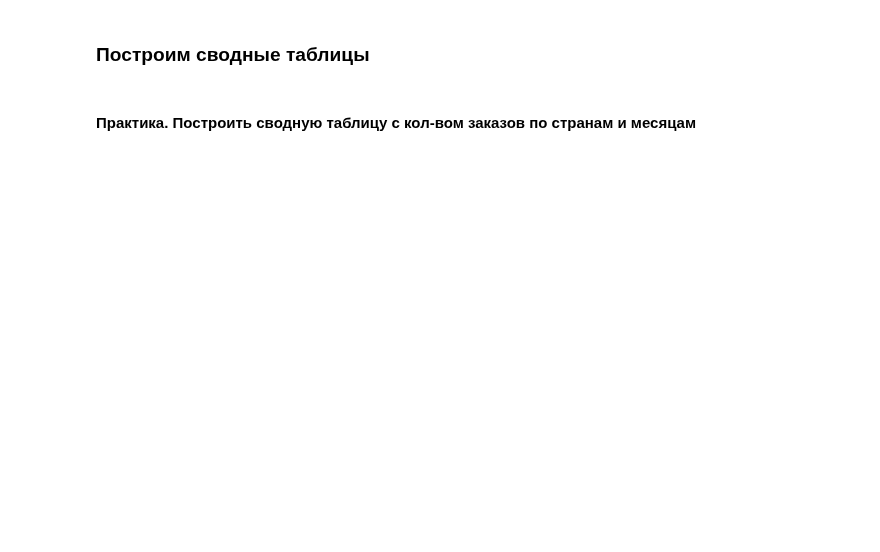
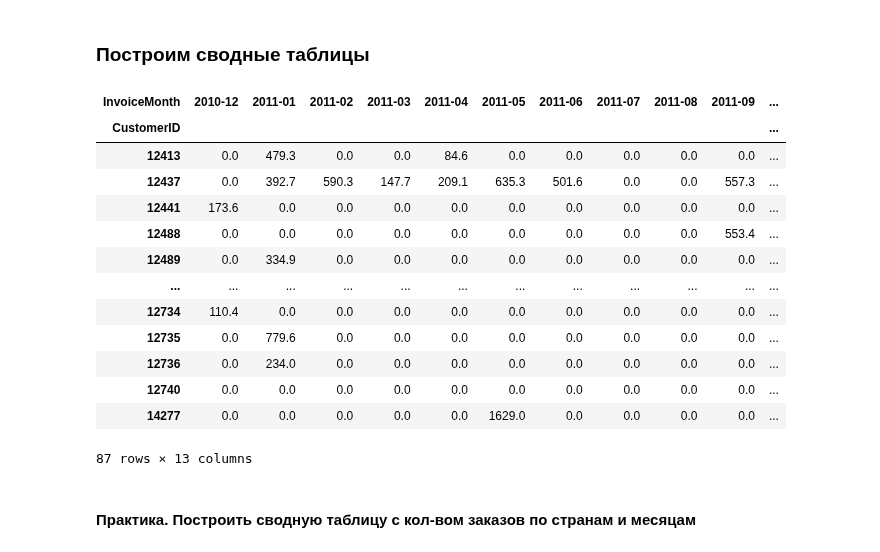
Before and after one commit to AlexandrMenshikov/DataScience_New, a Jupyter notebook: Webinar/sf_pandas_22_01_22.ipynb, the cells around one changed output. Drawn from its saved outputs; the diff is of its cells as text; code cells hidden in the pictures; blank space fills up the shorter version.

```diff
--- a/Webinar/sf_pandas_22_01_22.ipynb
+++ b/Webinar/sf_pandas_22_01_22.ipynb
@@ -352,17 +369,33 @@ df.groupby('InvoiceMonth')['Revenue'].sum().divide(df.groupby('InvoiceMonth')['I
 # %%
 # сводная таблица по выручки в определенной стране в разрезе пользователей и месяцев
 country = 'France'
 table = pd.pivot_table(
     df[df['Country']==country],
     index='CustomerID',
     columns='InvoiceMonth',
     aggfunc=sum,
     values='Revenue',
     fill_value=0)
 
-
+table.round(1)
 # подсветить максимальные значения по каждому месяцу
-table.style.highlight_max()
+#table.style.highlight_max()
+#или
 # table.style.background_gradient(cmap='PuBu')
+# %% [output]
+| InvoiceMonth | 2010-12 | 2011-01 | 2011-02 | 2011-03 | 2011-04 | 2011-05 | 2011-06 | 2011-07 | 2011-08 | 2011-09 | ... |
+| CustomerID |  |  |  |  |  |  |  |  |  |  | ... |
+| 12413 | 0.0 | 479.3 | 0.0 | 0.0 | 84.6 | 0.0 | 0.0 | 0.0 | 0.0 | 0.0 | ... |
+| 12437 | 0.0 | 392.7 | 590.3 | 147.7 | 209.1 | 635.3 | 501.6 | 0.0 | 0.0 | 557.3 | ... |
+| 12441 | 173.6 | 0.0 | 0.0 | 0.0 | 0.0 | 0.0 | 0.0 | 0.0 | 0.0 | 0.0 | ... |
+| 12488 | 0.0 | 0.0 | 0.0 | 0.0 | 0.0 | 0.0 | 0.0 | 0.0 | 0.0 | 553.4 | ... |
+| 12489 | 0.0 | 334.9 | 0.0 | 0.0 | 0.0 | 0.0 | 0.0 | 0.0 | 0.0 | 0.0 | ... |
+| ... | ... | ... | ... | ... | ... | ... | ... | ... | ... | ... | ... |
+| 12734 | 110.4 | 0.0 | 0.0 | 0.0 | 0.0 | 0.0 | 0.0 | 0.0 | 0.0 | 0.0 | ... |
+| 12735 | 0.0 | 779.6 | 0.0 | 0.0 | 0.0 | 0.0 | 0.0 | 0.0 | 0.0 | 0.0 | ... |
+| 12736 | 0.0 | 234.0 | 0.0 | 0.0 | 0.0 | 0.0 | 0.0 | 0.0 | 0.0 | 0.0 | ... |
+| 12740 | 0.0 | 0.0 | 0.0 | 0.0 | 0.0 | 0.0 | 0.0 | 0.0 | 0.0 | 0.0 | ... |
+| 14277 | 0.0 | 0.0 | 0.0 | 0.0 | 0.0 | 1629.0 | 0.0 | 0.0 | 0.0 | 0.0 | ... |
+87 rows × 13 columns
 # %% [markdown]
 #### Практика. Построить сводную таблицу c кол-вом заказов по странам и месяцам
```
Also changed, not shown: parts of 4 cells of this notebook.
